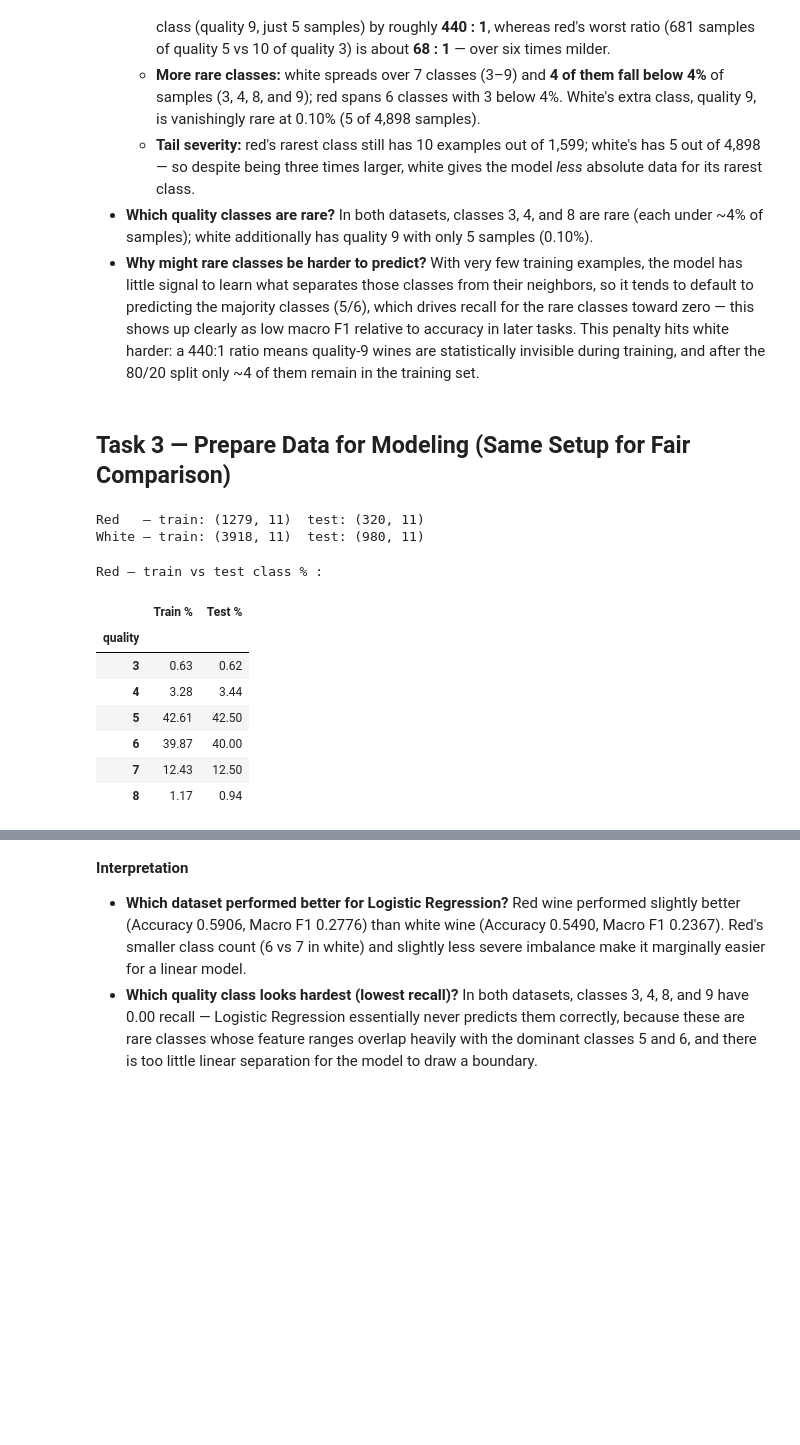
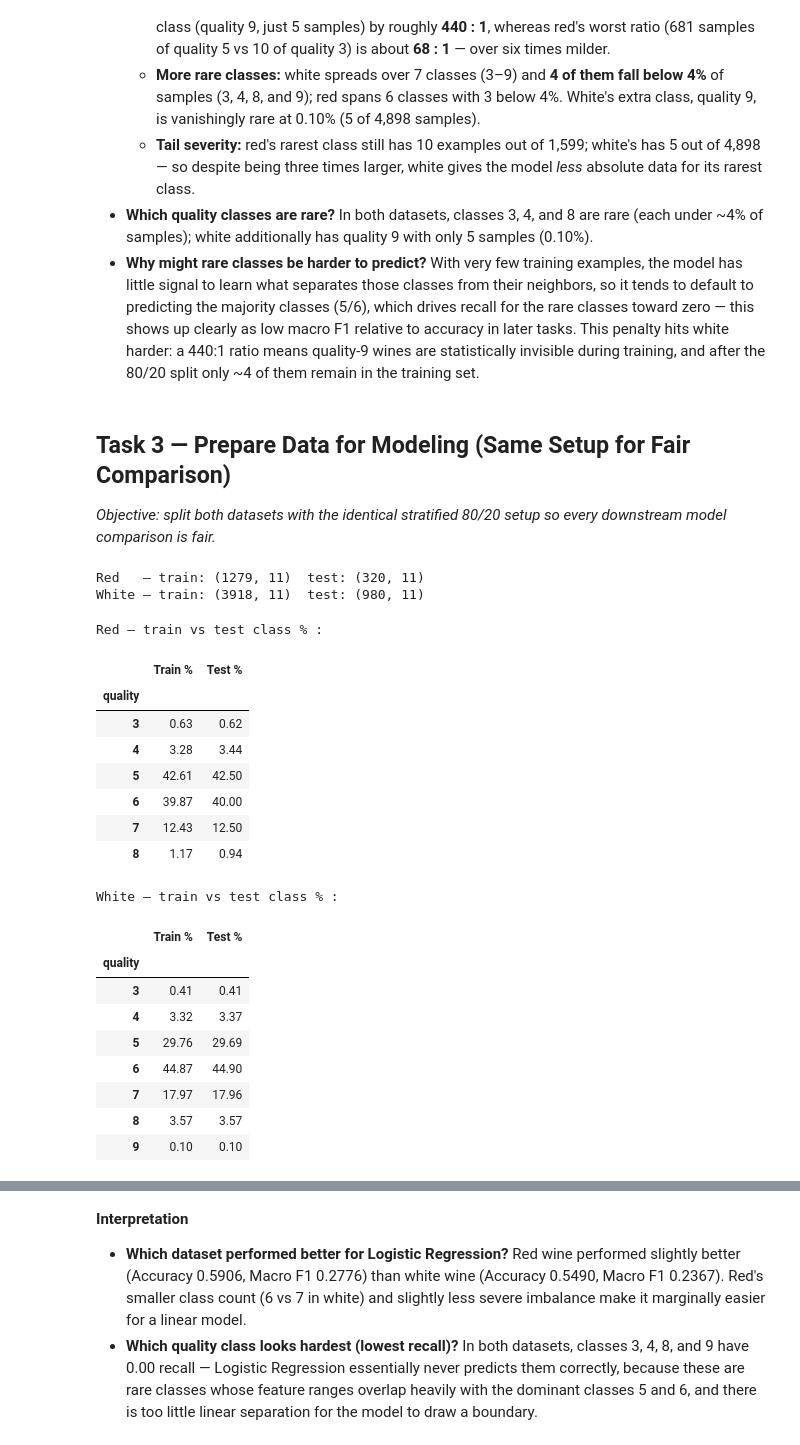
Before and after one commit to manidixit16/aimlassignment, a Jupyter notebook: Wine_Quality_Comparative_Study_Mani_PGDSAI3.ipynb, the cells around one changed output, grey strips where cells are left out. Cells and saved outputs as stored; diff of their text form; code cells hidden in the pictures; blank space fills up the shorter version.

```diff
--- a/Wine_Quality_Comparative_Study_Mani_PGDSAI3.ipynb
+++ b/Wine_Quality_Comparative_Study_Mani_PGDSAI3.ipynb
@@ -245,6 +254,8 @@ display(imbalance_df.T)
   them remain in the training set.
 # %% [markdown]
 ## Task 3 — Prepare Data for Modeling (Same Setup for Fair Comparison)
+
+*Objective: split both datasets with the identical stratified 80/20 setup so every downstream model comparison is fair.*
 # %%
 def prepare_data(df):
     X = df.drop(columns=['quality'])
@@ -263,20 +274,31 @@ print("White — train:", Xw_train.shape, " test:", Xw_test.shape)
 Red   — train: (1279, 11)  test: (320, 11)
 White — train: (3918, 11)  test: (980, 11)
 # %%
-# Confirm stratification preserved similar class distribution
-red_train_pct = (yr_train.value_counts(normalize=True).sort_index() * 100).round(2)
-red_test_pct = (yr_test.value_counts(normalize=True).sort_index() * 100).round(2)
-print("Red — train vs test class % :")
-display(pd.DataFrame({'Train %': red_train_pct, 'Test %': red_test_pct}))
+# Confirm stratification preserved similar class distribution in both datasets
+for name, y_tr, y_te in [('Red', yr_train, yr_test), ('White', yw_train, yw_test)]:
+    train_pct = (y_tr.value_counts(normalize=True).sort_index() * 100).round(2)
+    test_pct = (y_te.value_counts(normalize=True).sort_index() * 100).round(2)
+    print(f"{name} — train vs test class % :")
+    display(pd.DataFrame({'Train %': train_pct, 'Test %': test_pct}))
 # %% [output]
 Red — train vs test class % :
 |  | Train % | Test % |
 | quality |  |  |
 | 3 | 0.63 | 0.62 |
 | 4 | 3.28 | 3.44 |
 | 5 | 42.61 | 42.50 |
 | 6 | 39.87 | 40.00 |
 | 7 | 12.43 | 12.50 |
 | 8 | 1.17 | 0.94 |
+White — train vs test class % :
+|  | Train % | Test % |
+| quality |  |  |
+| 3 | 0.41 | 0.41 |
+| 4 | 3.32 | 3.37 |
+| 5 | 29.76 | 29.69 |
+| 6 | 44.87 | 44.90 |
+| 7 | 17.97 | 17.96 |
+| 8 | 3.57 | 3.57 |
+| 9 | 0.10 | 0.10 |
 # %% [markdown]
 **Confirmation:** Both datasets were split 80/20 with `random_state=42` and `stratify=y`.
```
Also changed, not shown: parts of 15 cells of this notebook, 2 other files.
